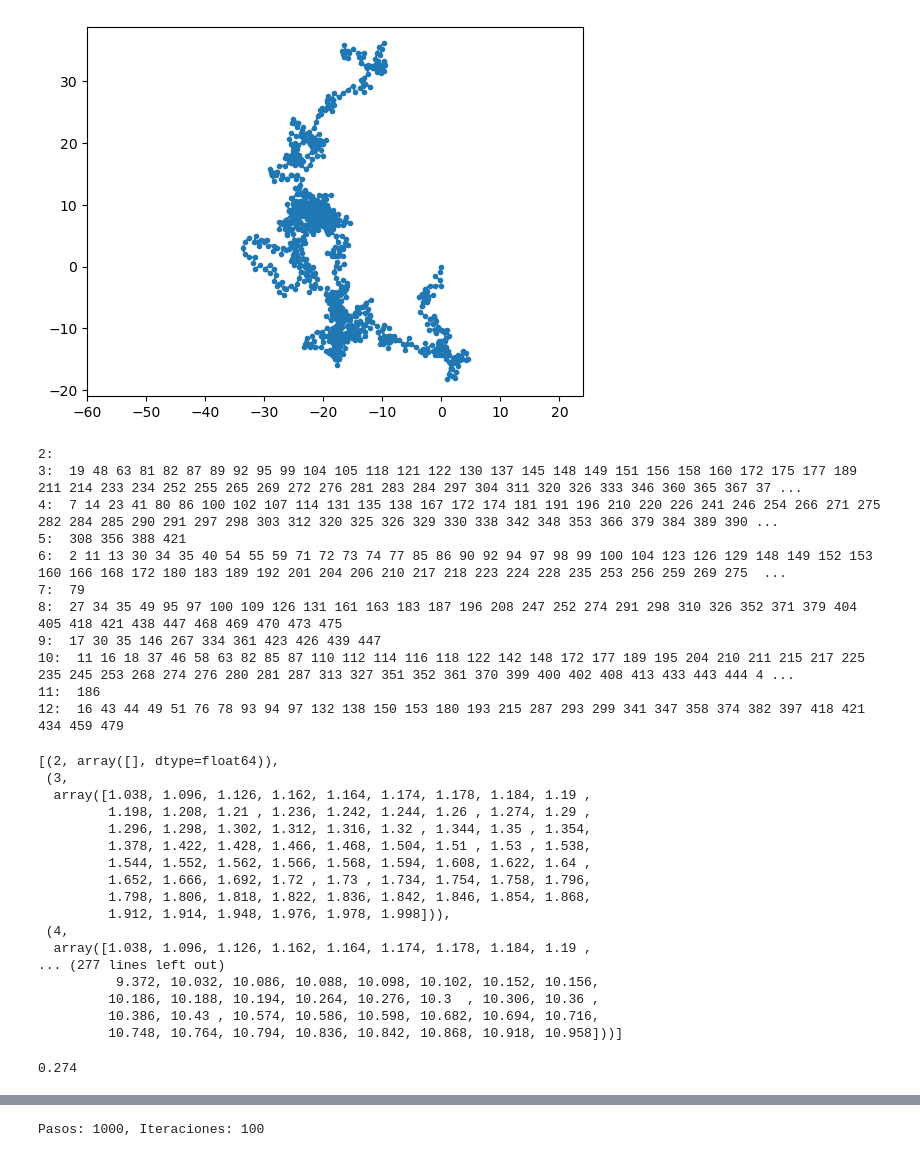
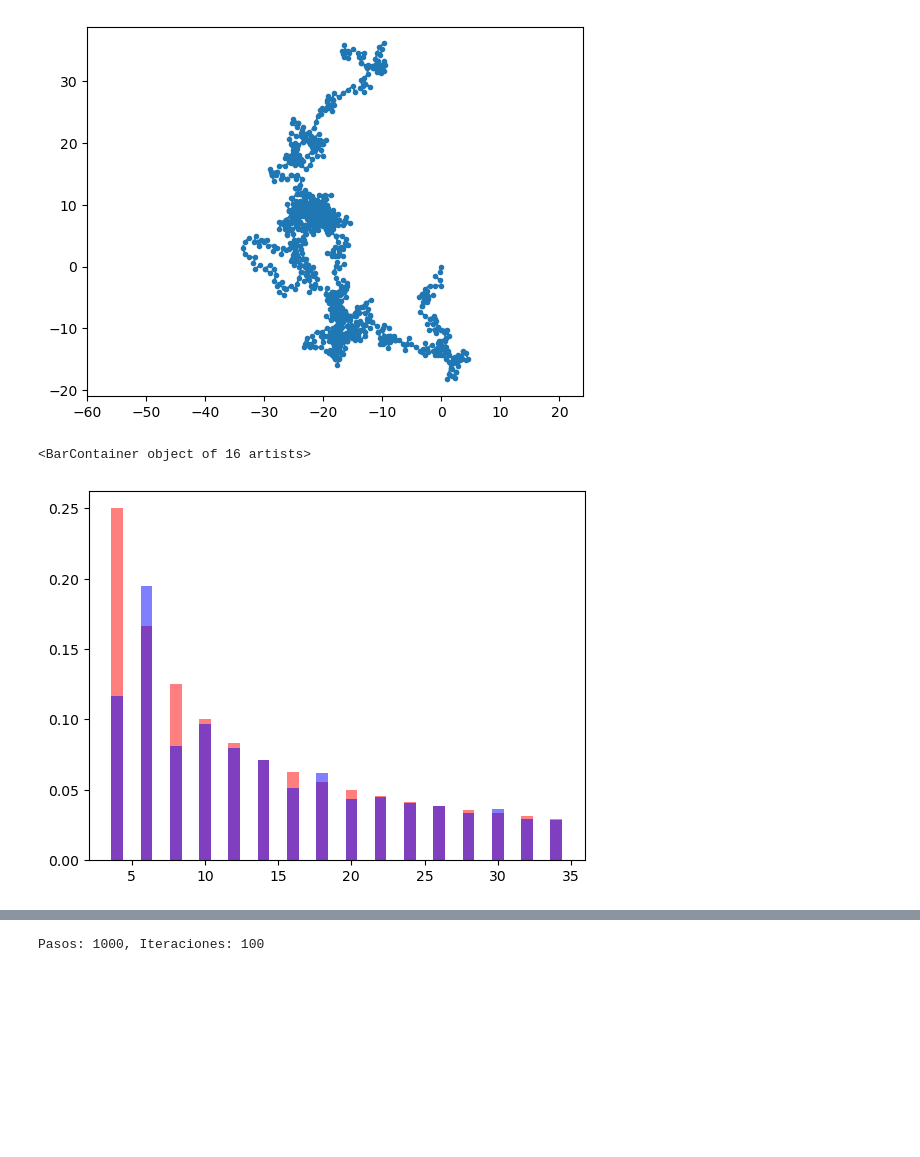
Before and after one commit to Jaimendo99/random_num_gen, a Jupyter notebook: random_path.ipynb, the cells around one changed output, grey strips where cells are left out. Cells and saved outputs as stored; diff of their text form; code cells hidden in the pictures; blank space fills up the shorter version.

Commit message:
Probability and theory compared

```diff
--- a/random_path.ipynb
+++ b/random_path.ipynb
@@ -54,50 +54,27 @@ def get_path_origin(N=10, direcciones=10):
             origenes.append(x)
 
     return origenes
+# %%
+theory=[]
+for direcciones in range(4, 35, 2):
+    theory.append((direcciones, 1/direcciones))
 # %%
+times = 100000
 probabilidad = []
-regresa = []
-for direcciones in trange(2, 13):
-    print(str(direcciones)+": ", end= ' ')
-    for i in range(500):
-        origenes = get_path_origin( N=500, direcciones=direcciones)
+for direcciones in trange(4, 35, 2):
+    regresa = []
+    for i in range(times):
+        origenes = get_path_origin( N=100, direcciones=direcciones)
         r = any(origenes)
-        if r:
-             print(i, end=' ')
         regresa.append(r)
-    probabilidad.append((direcciones, np.where(regresa)[0]/500))
-    print()
-probabilidad
+    probabilidad.append((direcciones, len(np.where(regresa)[0])/times))
-# %% [output]
-2:
-3:  19 48 63 81 82 87 89 92 95 99 104 105 118 121 122 130 137 145 148 149 151 156 158 160 172 175 177 189 211 214 233 234 252 255 265 269 272 276 281 283 284 297 304 311 320 326 333 346 360 365 367 37 ...
-4:  7 14 23 41 80 86 100 102 107 114 131 135 138 167 172 174 181 191 196 210 220 226 241 246 254 266 271 275 282 284 285 290 291 297 298 303 312 320 325 326 329 330 338 342 348 353 366 379 384 389 390 ...
-5:  308 356 388 421
-6:  2 11 13 30 34 35 40 54 55 59 71 72 73 74 77 85 86 90 92 94 97 98 99 100 104 123 126 129 148 149 152 153 160 166 168 172 180 183 189 192 201 204 206 210 217 218 223 224 228 235 253 256 259 269 275  ...
-7:  79
-8:  27 34 35 49 95 97 100 109 126 131 161 163 183 187 196 208 247 252 274 291 298 310 326 352 371 379 404 405 418 421 438 447 468 469 470 473 475
-9:  17 30 35 146 267 334 361 423 426 439 447
-10:  11 16 18 37 46 58 63 82 85 87 110 112 114 116 118 122 142 148 172 177 189 195 204 210 211 215 217 225 235 245 253 268 274 276 280 281 287 313 327 351 352 361 370 399 400 402 408 413 433 443 444 4 ...
-11:  186
-12:  16 43 44 49 51 76 78 93 94 97 132 138 150 153 180 193 215 287 293 299 341 347 358 374 382 397 418 421 434 459 479
-[(2, array([], dtype=float64)),
- (3,
-  array([1.038, 1.096, 1.126, 1.162, 1.164, 1.174, 1.178, 1.184, 1.19 ,
-         1.198, 1.208, 1.21 , 1.236, 1.242, 1.244, 1.26 , 1.274, 1.29 ,
-         1.296, 1.298, 1.302, 1.312, 1.316, 1.32 , 1.344, 1.35 , 1.354,
-         1.378, 1.422, 1.428, 1.466, 1.468, 1.504, 1.51 , 1.53 , 1.538,
-         1.544, 1.552, 1.562, 1.566, 1.568, 1.594, 1.608, 1.622, 1.64 ,
-         1.652, 1.666, 1.692, 1.72 , 1.73 , 1.734, 1.754, 1.758, 1.796,
-         1.798, 1.806, 1.818, 1.822, 1.836, 1.842, 1.846, 1.854, 1.868,
-         1.912, 1.914, 1.948, 1.976, 1.978, 1.998])),
- (4,
-  array([1.038, 1.096, 1.126, 1.162, 1.164, 1.174, 1.178, 1.184, 1.19 ,
-... (277 lines left out)
-          9.372, 10.032, 10.086, 10.088, 10.098, 10.102, 10.152, 10.156,
-         10.186, 10.188, 10.194, 10.264, 10.276, 10.3  , 10.306, 10.36 ,
-         10.386, 10.43 , 10.574, 10.586, 10.598, 10.682, 10.694, 10.716,
-         10.748, 10.764, 10.794, 10.836, 10.842, 10.868, 10.918, 10.958]))]
-# %%
-len(probabilidad[3][1])/500
-# %% [output]
-0.274
+# %%
+theory_p = [x for x in theory if x[0] % 2 == 0]
+probabilidad_p = [x for x in probabilidad if x[0] % 2 == 0]
+th = theory
+pr = probabilidad
+plt.bar(*zip(*th), color='red', alpha=0.5)
+plt.bar(*zip(*pr), color='blue', alpha=0.5)
+# %% [output]
+<BarContainer object of 16 artists>
+[figure, added]
```
Also changed, not shown: parts of 1 cell of this notebook.
